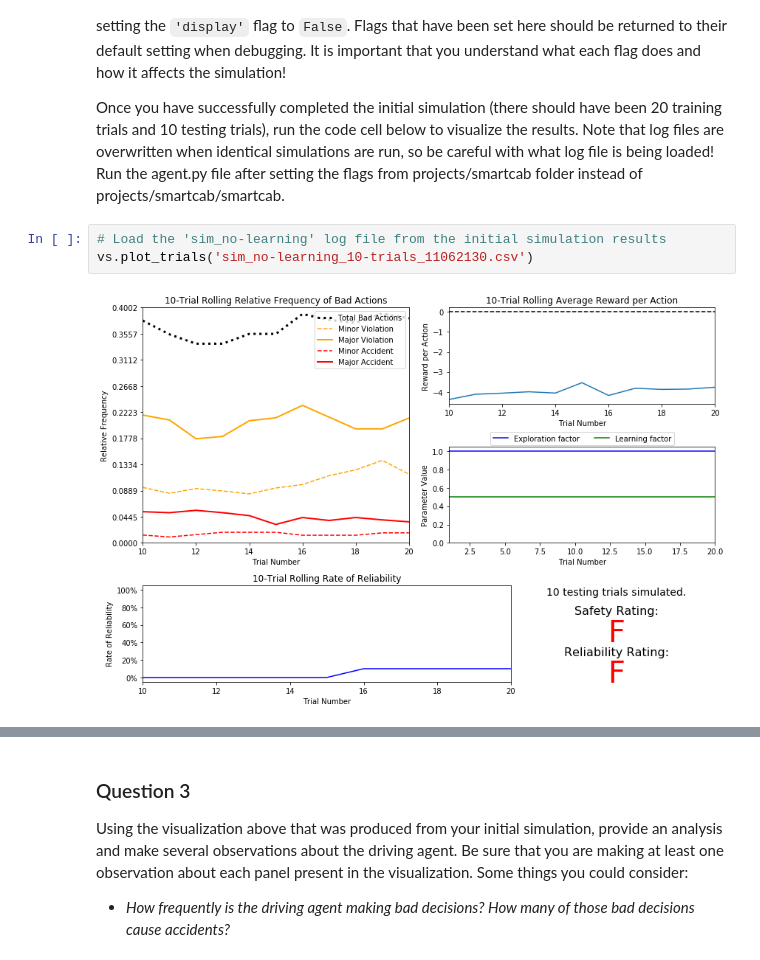
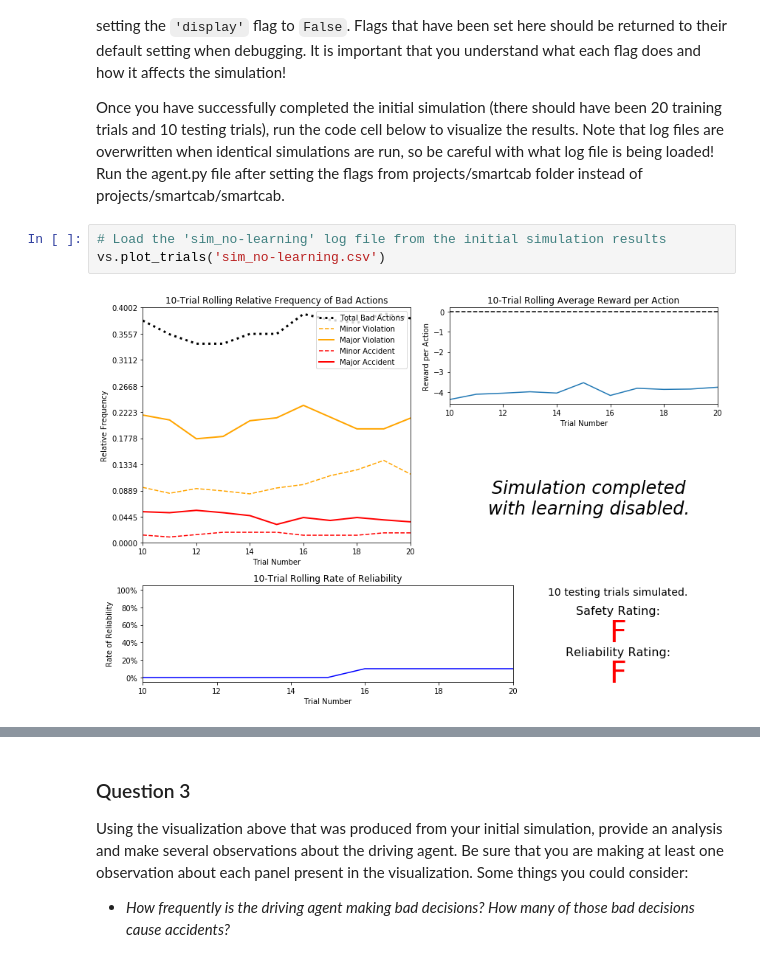
Before and after one commit to liam-august-h/machine-learning, a Jupyter notebook: projects/smartcab/smartcab.ipynb, the cells around one changed output, grey strips where cells are left out. Saved outputs shown, nothing was run; the diff lists cells and outputs as text.

```diff
--- a/projects/smartcab/smartcab.ipynb
+++ b/projects/smartcab/smartcab.ipynb
@@ -89,6 +89,6 @@ Once you have successfully completed the initial simulation (there should have b
 Run the agent.py file after setting the flags from projects/smartcab folder instead of projects/smartcab/smartcab.
 # %%
 # Load the 'sim_no-learning' log file from the initial simulation results
-vs.plot_trials('sim_no-learning_10-trials_11062130.csv')
+vs.plot_trials('sim_no-learning.csv')
 # %% [output]
-[figure, old version]
+[figure, new version]
```
Also changed, not shown: parts of 5 cells of this notebook, 7 other files.
